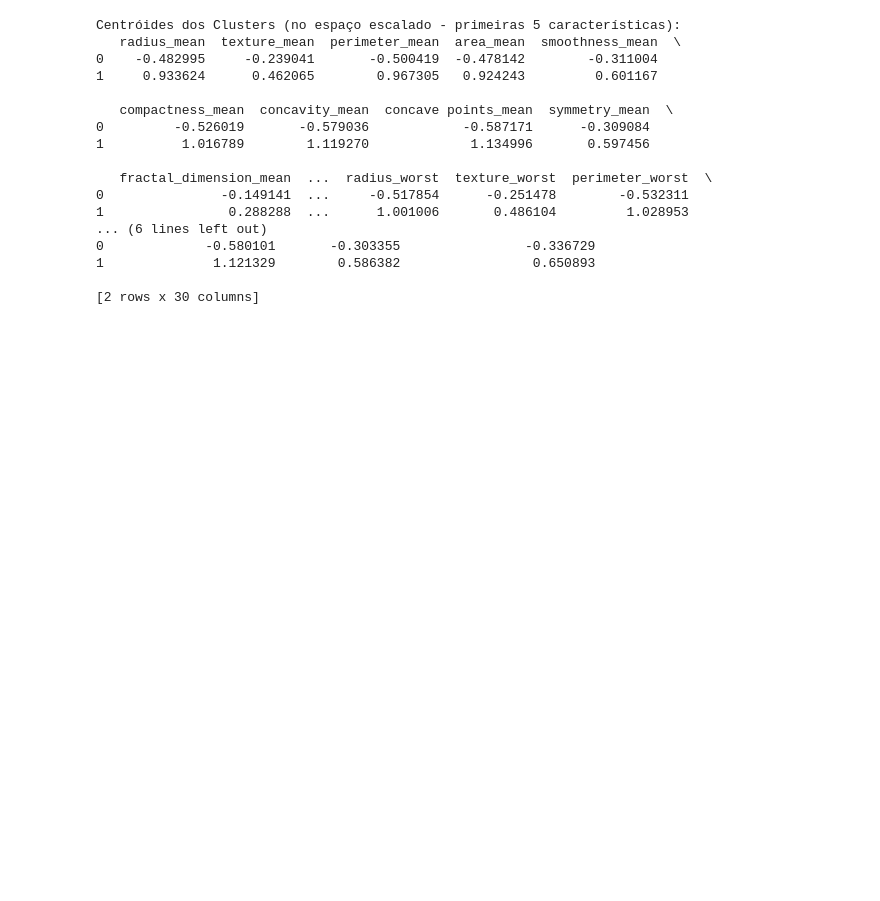
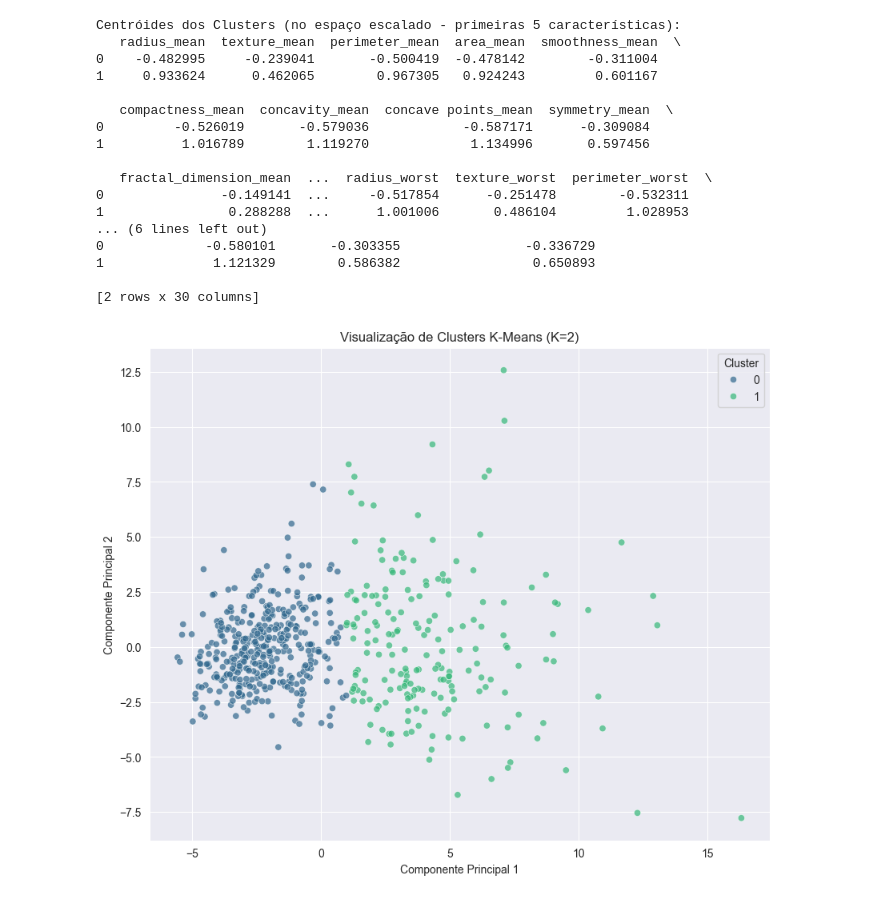
Before and after one commit to Haell39/ML-Aplicada-Diagnostico-Clinico, a Jupyter notebook: notebooks/Kmeans.ipynb, the cells around one changed output. Cells and saved outputs as stored; diff of their text form; code cells hidden in the pictures; blank space fills up the shorter version.

Commit message:
Kmeans finalizado

```diff
--- a/notebooks/Kmeans.ipynb
+++ b/notebooks/Kmeans.ipynb
@@ -124,3 +124,26 @@ Centróides dos Clusters (no espaço escalado - primeiras 5 características):
 [2 rows x 30 columns]
 # %%
 """ Visualização dos Clusters com PCA """
+
+# baixei a dimensionalidade para 2 componentes principais
+pca = PCA(n_components=2)
+X_pca = pca.fit_transform(X_kmeans_scaled)
+
+# criando um DataFrame só pro PCA para facilitar a plotagem
+df_pca = pd.DataFrame(data=X_pca, columns=['Principal Component 1', 'Principal Component 2'])
+df_pca['Cluster'] = df_clustering['Cluster']
+df_pca['diagnosis_original'] = df_clustering['diagnosis']
+# %%
+#fig 1
+""" Clusters K=2 gerados pelo K-Means """
+plt.figure(figsize=(10, 8))
+sns.scatterplot(x='Principal Component 1', y='Principal Component 2', hue='Cluster',
+                palette='viridis', data=df_pca, legend='full', alpha=0.7)
+plt.title(f'Visualização de Clusters K-Means (K={optimal_k})')
+plt.xlabel('Componente Principal 1')
+plt.ylabel('Componente Principal 2')
+plt.grid(True)
+plt.savefig('../Images/kmeans_clusters.png')
+plt.show()
+# %% [output]
+[figure, added]
```
Also changed, not shown: parts of 3 cells of this notebook, 3 other files.
